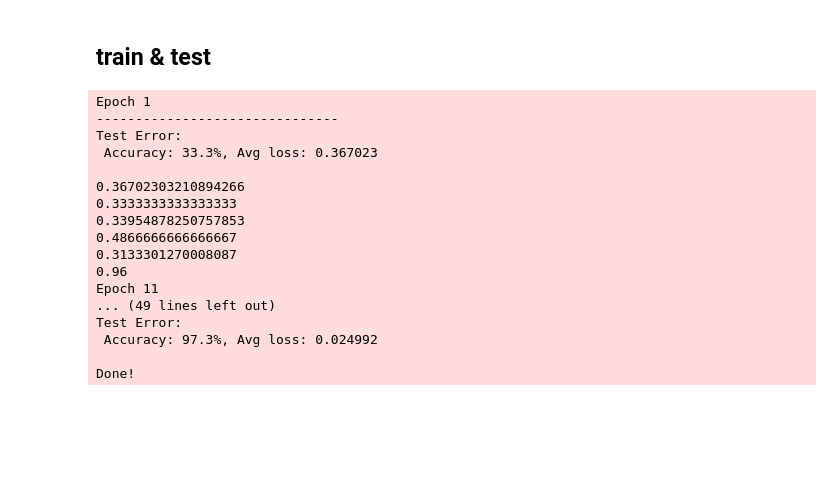
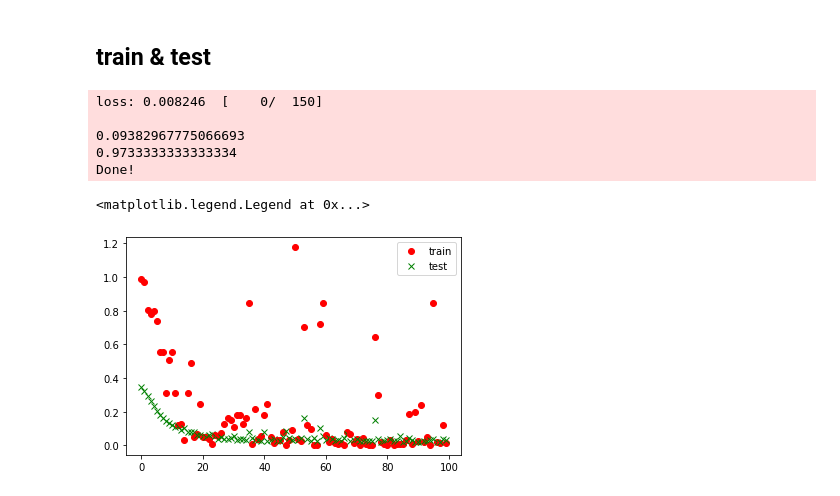
Before and after one commit to easilylazy/pattern-recognition, a Jupyter notebook: neuralNetwork/iris.ipynb, the cells around one changed output. Cells and saved outputs as stored; diff of their text form; code cells hidden in the pictures; blank space fills up the shorter version.

```diff
--- a/neuralNetwork/iris.ipynb
+++ b/neuralNetwork/iris.ipynb
@@ -178,12 +178,11 @@ Using cpu device
 # %% [markdown]
 ## train & test
 # %%
-def train(dataloader, model, loss_fn, optimizer):
+def train(dataloader, model, loss_fn, optimizer, info=False):
     size = len(dataloader.dataset)
 
     for batch, (X, y) in enumerate(dataloader):
         X, y = X.to(device), y.to(device)
-
         # Compute prediction error
         pred = model(X)
         y=torch.tensor(y,dtype=torch.long)
@@ -202,11 +201,12 @@ def train(dataloader, model, loss_fn, optimizer):
         loss.backward()
         optimizer.step()
 
-        # if batch % 8 == 0:
-        #     loss, current = loss.item(), batch * len(X)
-        #     print(f"loss: {loss:>7f}  [{current:>5d}/{size:>5d}]")
+        if info is True and batch % 50 == 0:
+            loss, current = loss.item(), batch * len(X)
+            print(f"loss: {loss:>7f}  [{current:>5d}/{size:>5d}]")
+    return loss
 # %%
-def test(dataloader, model, epoch):
+def test(dataloader, model, epoch, info=False):
     size = len(dataloader.dataset)
     model.eval()
     test_loss, correct = 0, 0
@@ -222,7 +222,7 @@ def test(dataloader, model, epoch):
             correct += (pred.argmax(1) == y).type(torch.float).sum().item()
     test_loss /= size
     correct /= size
-    if epoch%10==0:
+    if info is True and epoch%50==0:
         print(f"Epoch {t+1}\n-------------------------------")
         print(f"Test Error: \n Accuracy: {(100*correct):>0.1f}%, Avg loss: {test_loss:>8f} \n")
     return test_loss,correct
@@ -231,13 +231,13 @@ model = NeuralNetwork().to(device)
 loss_fn = nn.CrossEntropyLoss()
 optimizer = torch.optim.Adam(model.parameters(), lr=1e-3)
 # %%
-epochs = 100
+epochs = 1
 # fig=plt.figure()
 maxCorrect=0
 for t in range(epochs):
 
-    train(train_dataloader, model, loss_fn, optimizer)
-    loss,correct=test(train_dataloader, model,t)
+    train_loss=train(train_dataloader, model, loss_fn, optimizer,info=True)
+    test_loss,test_correct=test(train_dataloader, model,t)
     if correct>maxCorrect:
         print(loss)
         print(correct)
@@ -247,20 +247,8 @@ for t in range(epochs):
     # plt.plot(t,loss,'o')
 print("Done!")
 # %% [output]
-Epoch 1
--------------------------------
-Test Error:
- Accuracy: 33.3%, Avg loss: 0.367023
+loss: 0.008246  [    0/  150]
 
-0.36702303210894266
-0.3333333333333333
-0.33954878250757853
-0.4866666666666667
-0.3133301270008087
-0.96
-Epoch 11
-... (49 lines left out)
-Test Error:
- Accuracy: 97.3%, Avg loss: 0.024992
-
+0.09382967775066693
+0.9733333333333334
 Done!
@@ -266,0 +257,21 @@ Done!
+# %%
+model = NeuralNetwork().to(device)
+loss_fn = nn.CrossEntropyLoss()
+optimizer = torch.optim.SGD(model.parameters(), lr=1e-2)
+epochs = 100
+fig=plt.figure()
+maxCorrect=0
+for t in range(epochs):
+
+    train_loss=train(train_dataloader, model, loss_fn, optimizer)
+    test_loss,test_correct=test(train_dataloader, model,t)
+    if correct>maxCorrect:
+        maxCorrect=correct
+        if abs(maxCorrect-1)<1e-6:
+            break
+    plt.plot(t,train_loss.item(),'o',color='r')
+    plt.plot(t,test_loss,'x',color='g')
+plt.legend(['train','test'])
+# %% [output]
+<matplotlib.legend.Legend at 0x...>
+[figure, added]
```
Also changed, not shown: parts of 1 cell of this notebook.
